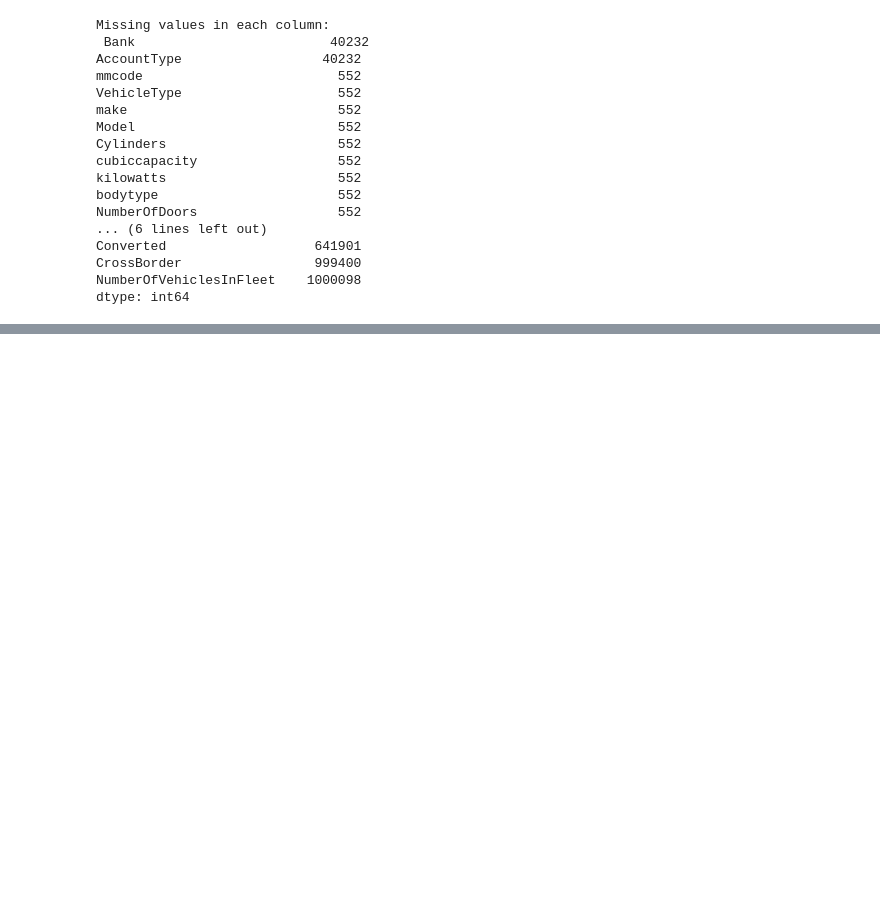
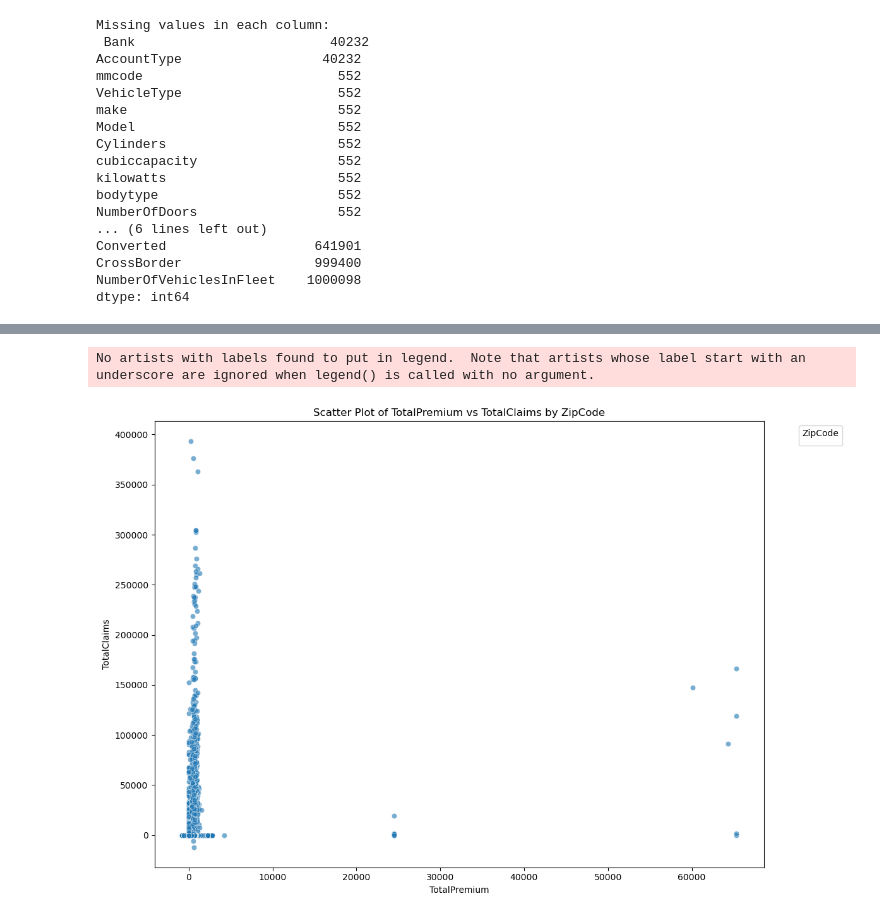
Before and after one commit to kebaHailu/AlphaCare_Insurance_ML, a Jupyter notebook: notebooks/ExploratoryDataAnalysis.ipynb, the cells around one changed output, grey strips where cells are left out. Cells and saved outputs as stored; diff of their text form; code cells hidden in the pictures; blank space fills up the shorter version.

Commit message:
implement exploratory data analysis

```diff
--- a/notebooks/ExploratoryDataAnalysis.ipynb
+++ b/notebooks/ExploratoryDataAnalysis.ipynb
@@ -111,0 +140,16 @@ ERROR: unrecognized arguments: # Initialize DVC in the project
+# %%
+# Bivariate Analysis: Correlations and Associations
+import seaborn as sns
+
+
+plt.figure(figsize=(12, 8))
+sns.scatterplot(data=df, x='TotalPremium', y='TotalClaims', alpha=0.6)
+plt.title('Scatter Plot of TotalPremium vs TotalClaims by ZipCode')
+plt.xlabel('TotalPremium')
+plt.ylabel('TotalClaims')
+plt.legend(title='ZipCode', bbox_to_anchor=(1.05, 1), loc='upper left')
+plt.tight_layout()
+plt.show()
+# %% [output]
+No artists with labels found to put in legend.  Note that artists whose label start with an underscore are ignored when legend() is called with no argument.
+[figure, added]
```
Also changed, not shown: parts of 10 cells of this notebook.
